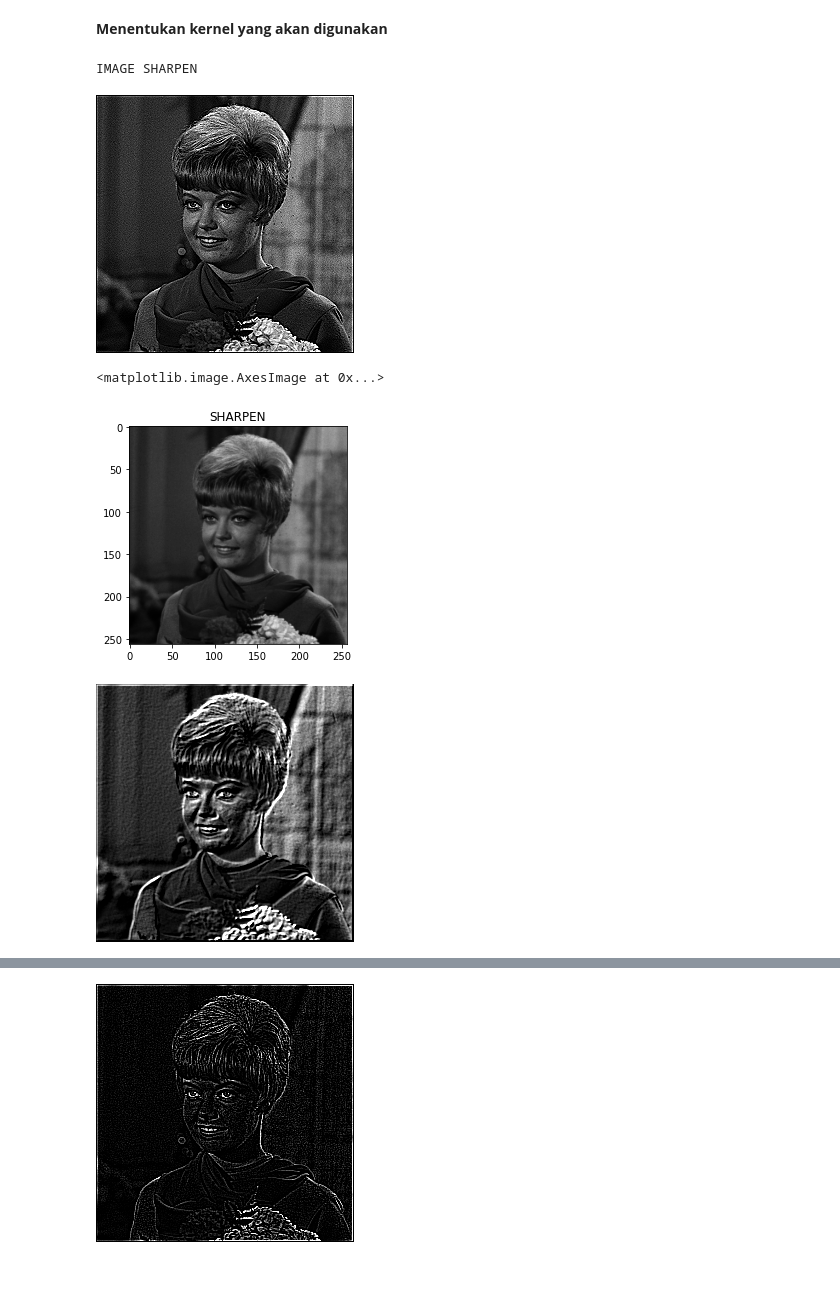
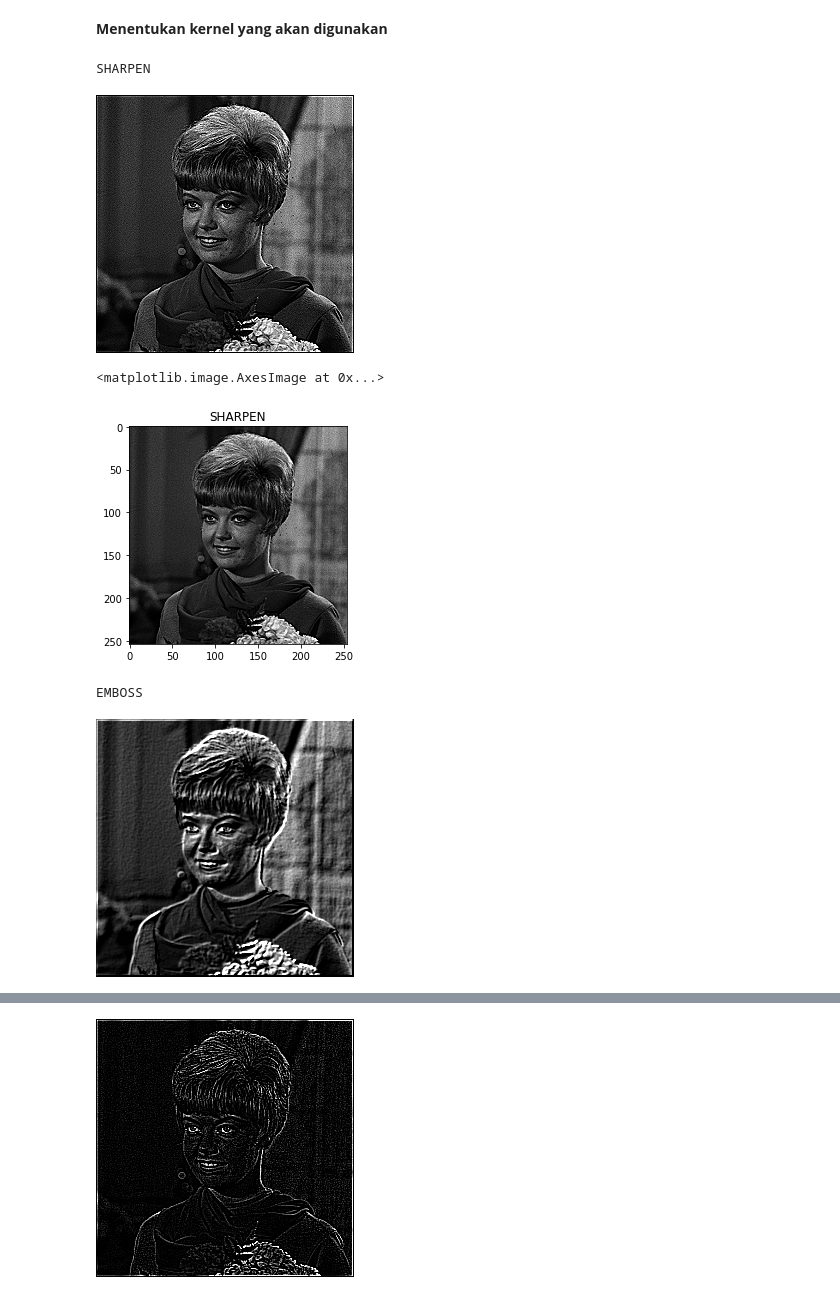
Before and after one commit to SitiZumarohdf/PCVK_Genap_2023, a Jupyter notebook: Week_7.ipynb, the cells around one changed output, grey strips where cells are left out. Cells and saved outputs as stored; diff of their text form; code cells hidden in the pictures.

```diff
--- a/Week_7.ipynb
+++ b/Week_7.ipynb
@@ -22,22 +22,3 @@ c. Membuat fungsi konvolusi
 **Membuat Fungsi Konvolusi**
 # %% [markdown]
 Fungsi konvolusi yang dibuat memiliki parameter berupa citra masukan, kernel berupa matriks untuk memfilter citra, nilai stride/ besarnya pergeseran untuk setiap konvolusi, dan nilai pada yang akan ditambahkan pada citra
-# %%
-def convolution2d(image, kernel, stride, padding):
-
-  image = np.pad(image, padding, mode='constant', constant_values=0)
-
-  kernel_height, kernel_width = kernel.shape
-  padded_height, padded_width = image.shape
-
-  output_height = (padded_height - kernel_height) // stride + 1
-  output_width = (padded_width - kernel_width) // stride + 1
-
-  new_image = np.zeros((output_height, output_width)).astype(np.float32)
-
-  # convolution process
-  for y in range(0, output_height):
-    for x in range(0, output_width):
-      new_image[y][x] = np.sum(image[y * stride:y * stride + kernel_height, x * stride:x * stride + kernel_width] * kernel).astype(np.float32)
-
-  return new_image
@@ -44,7 +65,5 @@ def convolution2d(image, kernel, stride, padding):
 # %% [markdown]
 d. Load citra yang akan diproses dan ubah menjadi citra keabuan
 # %%
-img_m = cv.imread('/content/drive/MyDrive/PCVK/Image/female.tiff')
-img_s = cv.resize(img_m, (0,0), fx=0.5, fy=0.5)
-img_gray = cv.cvtColor(img_m, )
-plt.imshow(img_gray)
+img = cv.imread('/content/drive/MyDrive/PCVK/Image/female.tiff')
+img_gray = cv.cvtColor(img,cv.COLOR_BGR2GRAY)
@@ -62,29 +78,32 @@ kernel_sharpen = np.array([[0, -1, 0],
                            [-1, 5, -1],
                            [0, -1, 0]])
 #memanggil fungsi konvolusi
-print ('IMAGE SHARPEN')
+print ('SHARPEN')
 cv2_imshow(convolution2d(img_gray, kernel_sharpen, 1, 2))
 # %% [output]
-IMAGE SHARPEN
+SHARPEN
 [figure]
 # %%
 # IMAGE SHARPEN
 kernel_sharpen = np.array([[0, -1, 0],
                            [-1, 5, -1],
                            [0, -1, 0]])
-#memanggil fungsi konvolusi
+img_kernel_sharpen = img_gray.copy()
+img_kernel_sharpen= convolution2d(img_gray,kernel_sharpen,1,0)
+
 plt.title("SHARPEN")
-plt.imshow(img_gray, cmap='gray', vmin=0, vmax=255)
+plt.imshow(img_kernel_sharpen, cmap='gray',vmin=0, vmax=255)
 # %% [output]
 <matplotlib.image.AxesImage at 0x...>
-[figure, old version]
+[figure, new version]
 # %%
 # EMBOSS
 
 kernel_embos = np.array([[-2, -1, 0],
                           [-1, 1, 1],
                            [0, 1, 2]])
-
+print ('EMBOSS')
 cv2_imshow(convolution2d(img_gray, kernel_embos, 1, 2))
 # %% [output]
+EMBOSS
 [figure]
```
Also changed, not shown: parts of 6 cells of this notebook.
